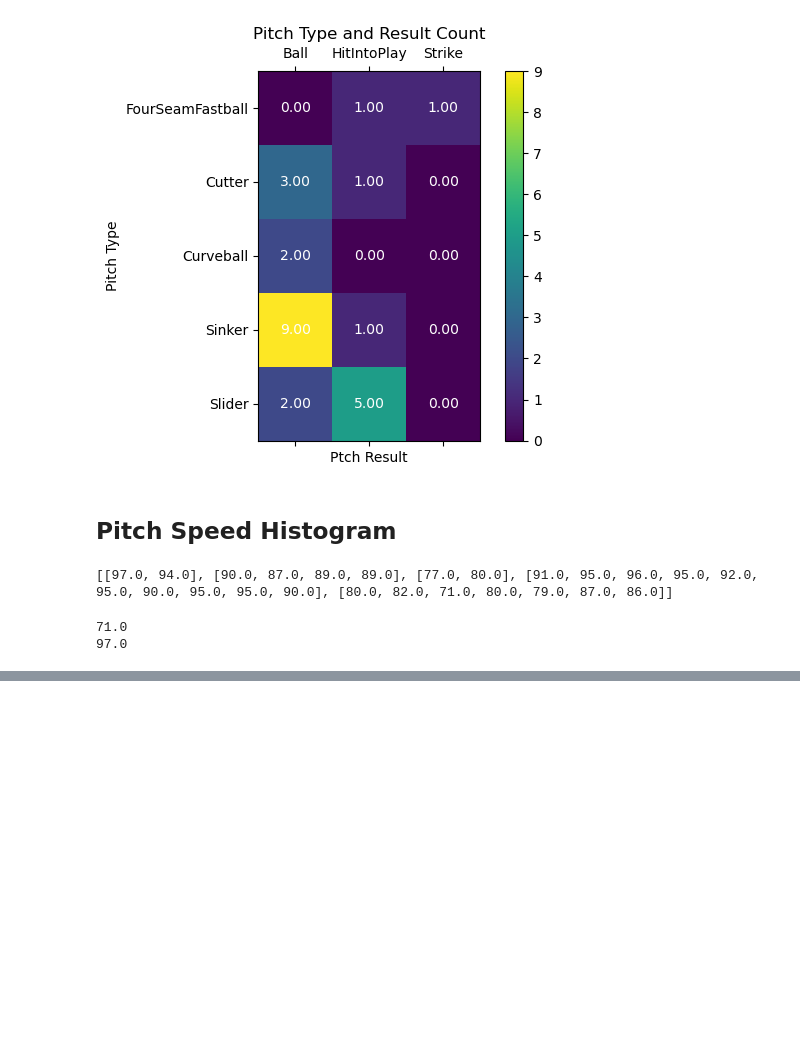
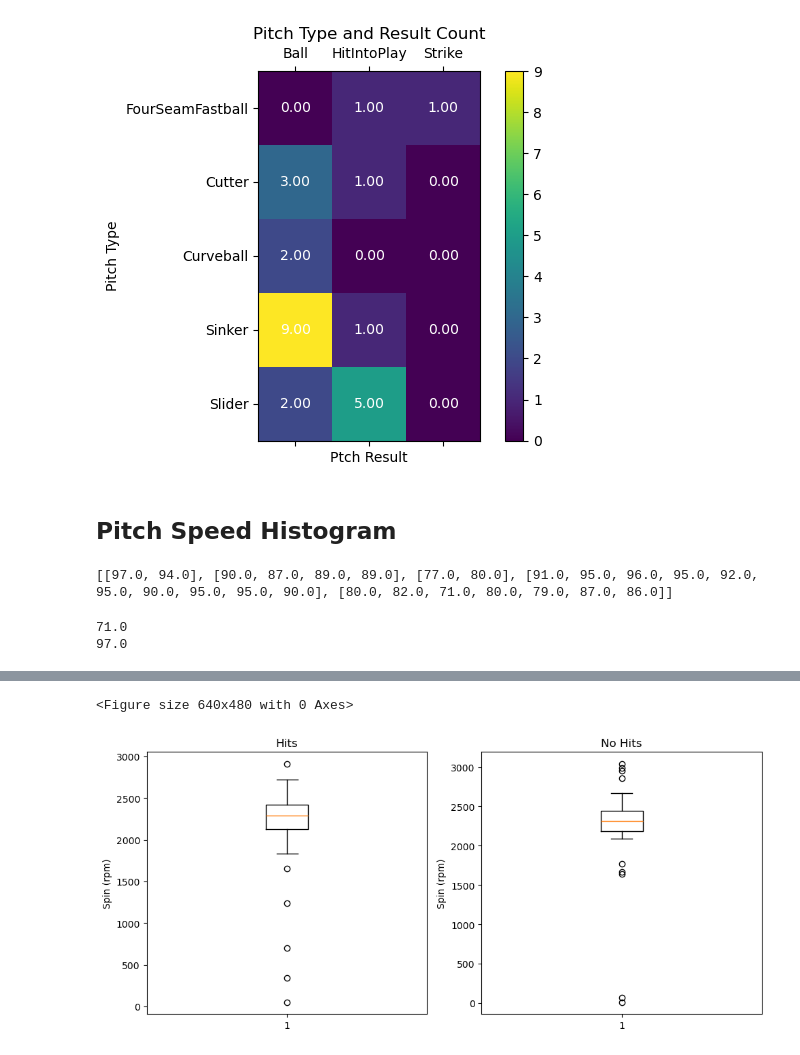
Before and after one commit to mfollosco/WSD-hackathon, a Jupyter notebook: Data Exploration.ipynb, the cells around one changed output, grey strips where cells are left out. Cells and saved outputs as stored; diff of their text form; code cells hidden in the pictures; blank space fills up the shorter version.

```diff
--- a/Data Exploration.ipynb
+++ b/Data Exploration.ipynb
@@ -553,0 +602,17 @@ plt.show()
+# %%
+plt.suptitle('Spin Box Plot')
+fig, (hit_subplot, no_hit_subplot) = plt.subplots(1, 2, figsize=(10, 5)) #horizontally align subplots
+
+hit_subplot.boxplot(hit_spin)
+hit_subplot.set_title("Hits")
+hit_subplot.set_ylabel("Spin (rpm)")
+
+no_hit_subplot.boxplot(no_hit_spin)
+no_hit_subplot.set_title("No Hits")
+no_hit_subplot.set_ylabel("Spin (rpm)")
+
+plt.tight_layout(rect=[0, 0.03, 1, 0.95])
+plt.show()
+# %% [output]
+<Figure size 640x480 with 0 Axes>
+[figure, added]
```
Also changed, not shown: parts of 5 cells of this notebook.
